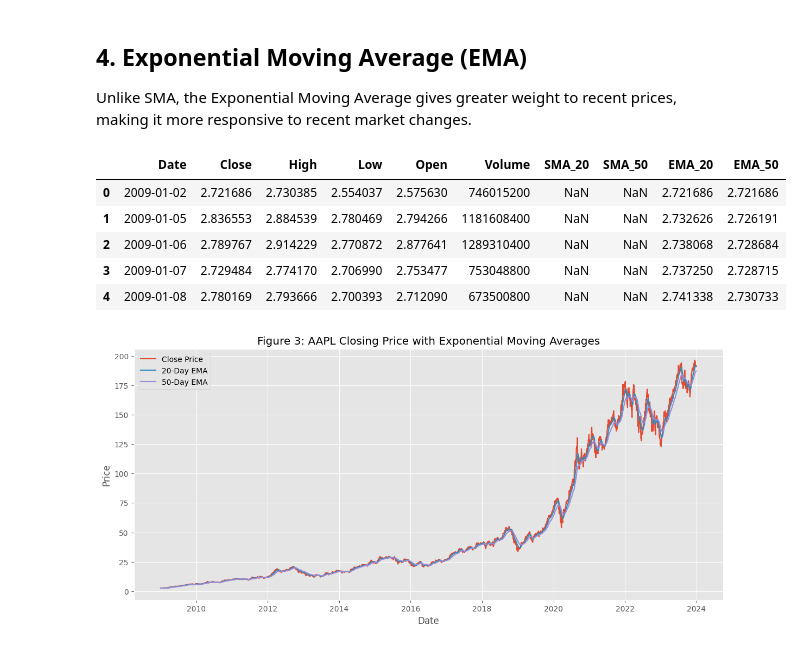
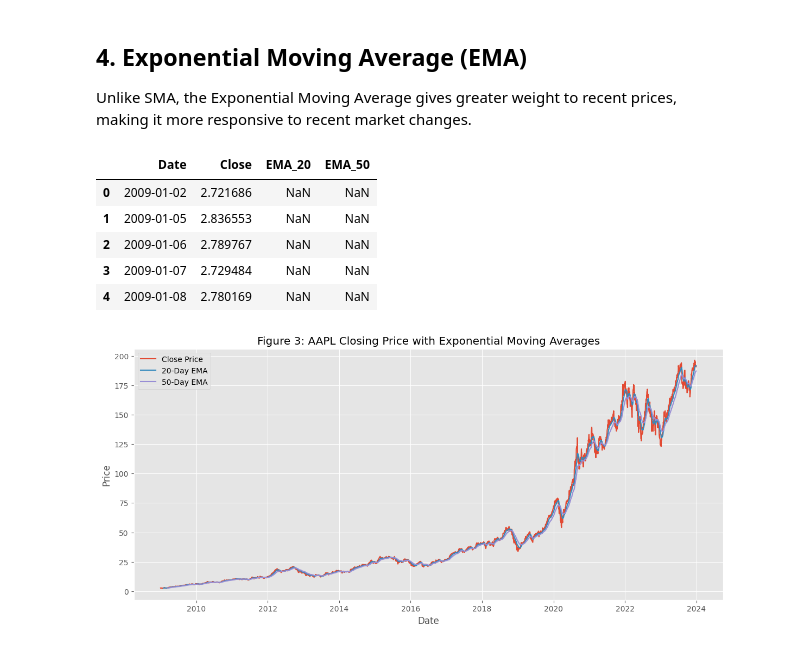
Before and after one commit to MariyaEA/news-sentiment-analysis, a Jupyter notebook: notebooks/02_stock_indicator_analysis.ipynb, the cells around one changed output. Saved outputs shown, nothing was run; the diff lists cells and outputs as text; code cells hidden in the pictures.

```diff
--- a/notebooks/02_stock_indicator_analysis.ipynb
+++ b/notebooks/02_stock_indicator_analysis.ipynb
@@ -30,5 +33,12 @@ The historical stock price dataset contains daily trading information including
 # %%
-aapl_df = pd.read_csv("data/raw/AAPL.csv")
+from pathlib import Path
+
+project_root = Path.cwd().parent if Path.cwd().name == "notebooks" else Path.cwd()
+aapl_path = project_root / "data" / "raw" / "AAPL.csv"
+
+print(f"Loading file from: {aapl_path}")
+
+aapl_df = pd.read_csv(aapl_path)
 
 aapl_df.head()
 # %% [output]
@@ -106,9 +121,8 @@ Figure 1 shows the long-term movement of Apple’s stock price across the study
 
 The Simple Moving Average smooths short-term fluctuations and helps identify the underlying trend direction of a stock.
 # %%
-aapl_df["SMA_20"] = aapl_df["Close"].rolling(window=20).mean()
+aapl_df["SMA_20"] = talib.SMA(aapl_df["Close"], timeperiod=20)
+aapl_df["SMA_50"] = talib.SMA(aapl_df["Close"], timeperiod=50)
 
-aapl_df["SMA_50"] = aapl_df["Close"].rolling(window=50).mean()
-
-aapl_df.head()
+aapl_df[["Date", "Close", "SMA_20", "SMA_50"]].head()
 # %% [output]
@@ -144,18 +158,17 @@ Figure 2 shows the relationship between Apple’s closing price and its short-te
 
 Unlike SMA, the Exponential Moving Average gives greater weight to recent prices, making it more responsive to recent market changes.
 # %%
-aapl_df["EMA_20"] = aapl_df["Close"].ewm(span=20, adjust=False).mean()
+aapl_df["EMA_20"] = talib.EMA(aapl_df["Close"], timeperiod=20)
+aapl_df["EMA_50"] = talib.EMA(aapl_df["Close"], timeperiod=50)
 
-aapl_df["EMA_50"] = aapl_df["Close"].ewm(span=50, adjust=False).mean()
-
-aapl_df.head()
+aapl_df[["Date", "Close", "EMA_20", "EMA_50"]].head()
 # %% [output]
-|  | Date | Close | High | Low | Open | Volume | SMA_20 | SMA_50 | EMA_20 | EMA_50 |
-| 0 | 2009-01-02 | 2.721686 | 2.730385 | 2.554037 | 2.575630 | 746015200 | NaN | NaN | 2.721686 | 2.721686 |
-| 1 | 2009-01-05 | 2.836553 | 2.884539 | 2.780469 | 2.794266 | 1181608400 | NaN | NaN | 2.732626 | 2.726191 |
-| 2 | 2009-01-06 | 2.789767 | 2.914229 | 2.770872 | 2.877641 | 1289310400 | NaN | NaN | 2.738068 | 2.728684 |
-| 3 | 2009-01-07 | 2.729484 | 2.774170 | 2.706990 | 2.753477 | 753048800 | NaN | NaN | 2.737250 | 2.728715 |
-| 4 | 2009-01-08 | 2.780169 | 2.793666 | 2.700393 | 2.712090 | 673500800 | NaN | NaN | 2.741338 | 2.730733 |
+|  | Date | Close | EMA_20 | EMA_50 |
+| 0 | 2009-01-02 | 2.721686 | NaN | NaN |
+| 1 | 2009-01-05 | 2.836553 | NaN | NaN |
+| 2 | 2009-01-06 | 2.789767 | NaN | NaN |
+| 3 | 2009-01-07 | 2.729484 | NaN | NaN |
+| 4 | 2009-01-08 | 2.780169 | NaN | NaN |
 # %%
 plt.figure(figsize=(14,6))
 
```
Also changed, not shown: parts of 20 cells of this notebook.
